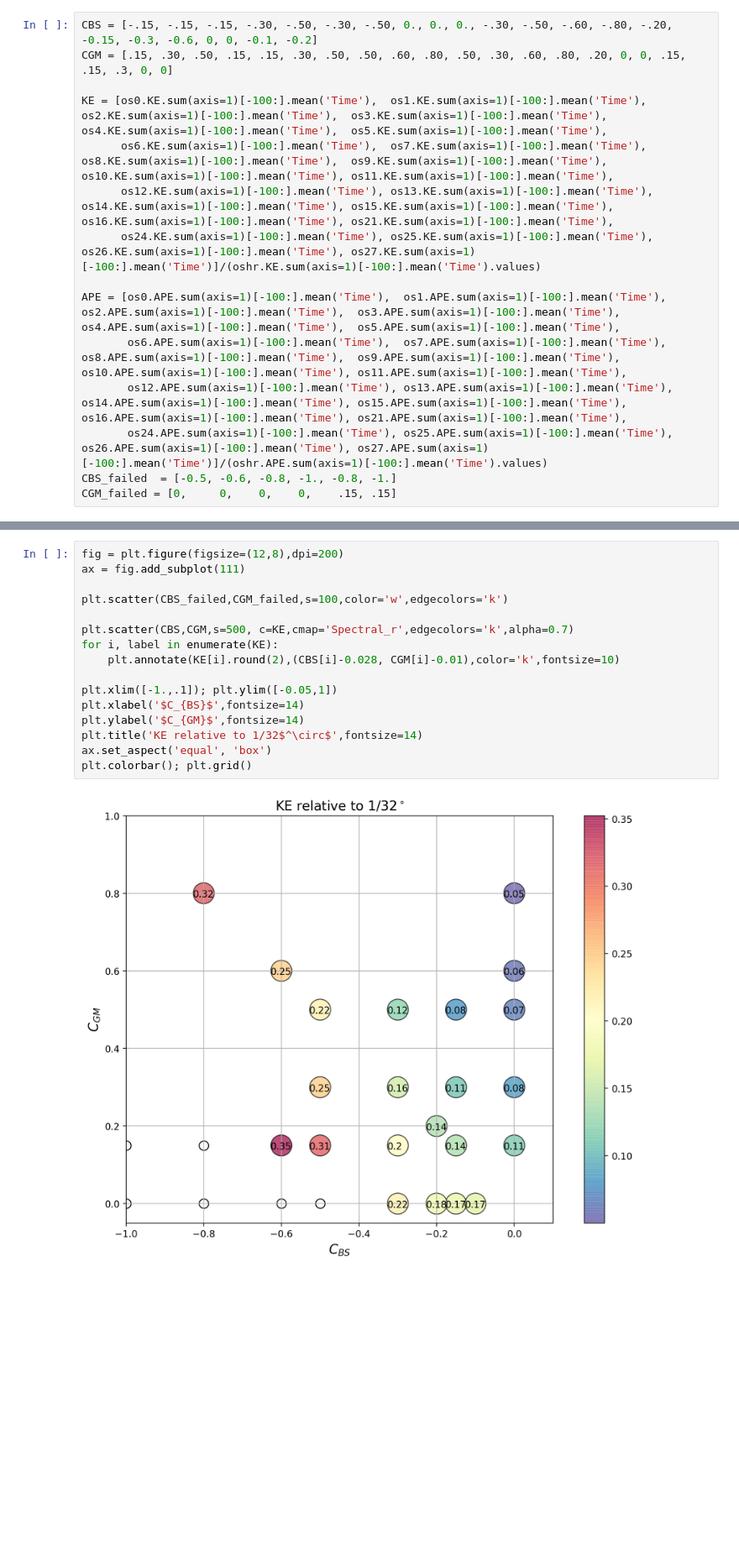
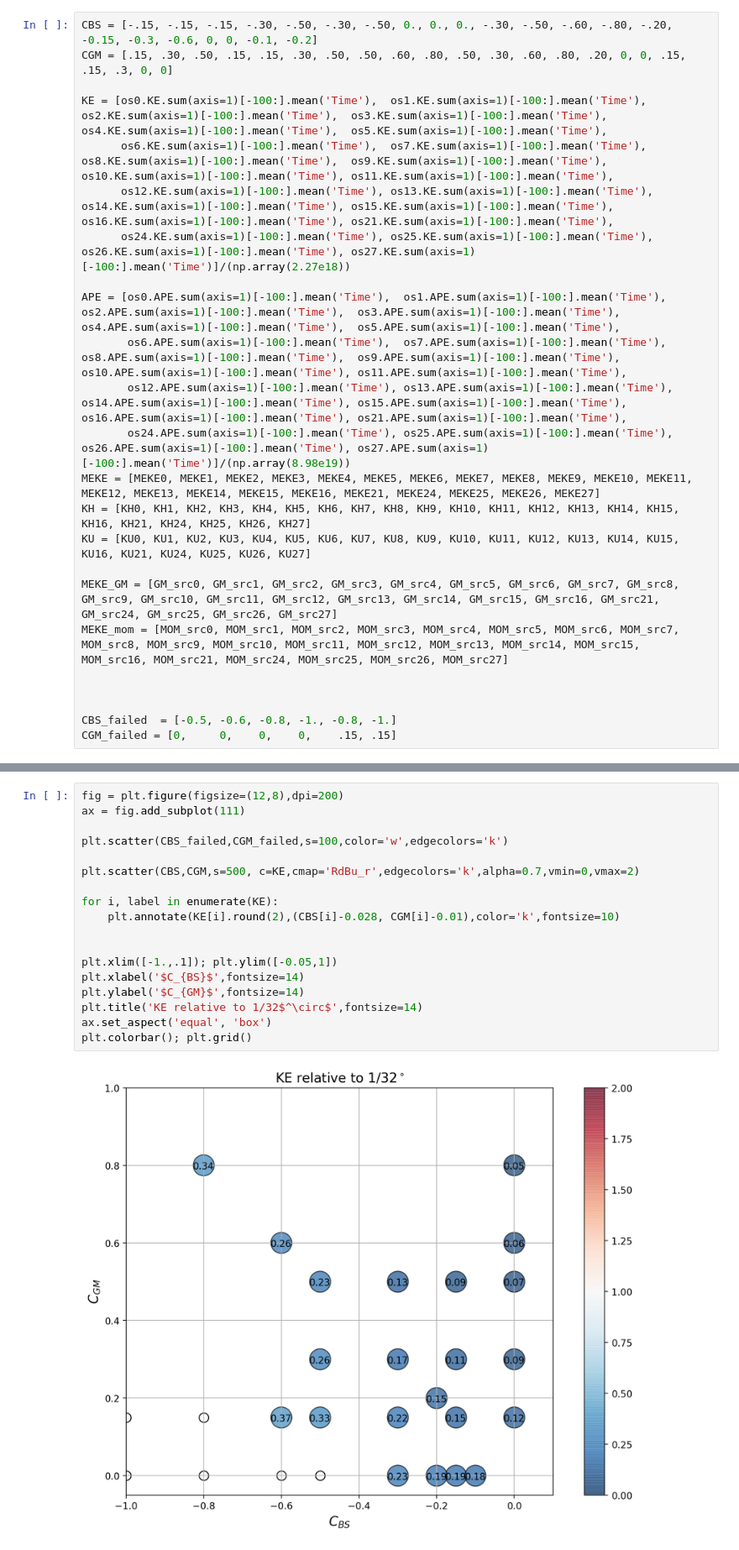
Before and after one commit to ElizabethYankovsky/Neverworld2-Analysis, a Jupyter notebook: Parameterized_runs_analysis/Timeseries.ipynb, the cells around one changed output, grey strips where cells are left out. Shown at 84% size. Saved outputs shown, nothing was run; the diff lists cells and outputs as text; blank space fills up the shorter version.

```diff
--- a/Parameterized_runs_analysis/Timeseries.ipynb
+++ b/Parameterized_runs_analysis/Timeseries.ipynb
@@ -250,11 +389,20 @@ CGM = [.15, .30, .50, .15, .15, .30, .50, .50, .60, .80, .50, .30, .60, .80, .20
 KE = [os0.KE.sum(axis=1)[-100:].mean('Time'),  os1.KE.sum(axis=1)[-100:].mean('Time'),  os2.KE.sum(axis=1)[-100:].mean('Time'),  os3.KE.sum(axis=1)[-100:].mean('Time'),  os4.KE.sum(axis=1)[-100:].mean('Time'),  os5.KE.sum(axis=1)[-100:].mean('Time'),
       os6.KE.sum(axis=1)[-100:].mean('Time'),  os7.KE.sum(axis=1)[-100:].mean('Time'),  os8.KE.sum(axis=1)[-100:].mean('Time'),  os9.KE.sum(axis=1)[-100:].mean('Time'),  os10.KE.sum(axis=1)[-100:].mean('Time'), os11.KE.sum(axis=1)[-100:].mean('Time'),
       os12.KE.sum(axis=1)[-100:].mean('Time'), os13.KE.sum(axis=1)[-100:].mean('Time'), os14.KE.sum(axis=1)[-100:].mean('Time'), os15.KE.sum(axis=1)[-100:].mean('Time'), os16.KE.sum(axis=1)[-100:].mean('Time'), os21.KE.sum(axis=1)[-100:].mean('Time'),
-      os24.KE.sum(axis=1)[-100:].mean('Time'), os25.KE.sum(axis=1)[-100:].mean('Time'), os26.KE.sum(axis=1)[-100:].mean('Time'), os27.KE.sum(axis=1)[-100:].mean('Time')]/(oshr.KE.sum(axis=1)[-100:].mean('Time').values)
+      os24.KE.sum(axis=1)[-100:].mean('Time'), os25.KE.sum(axis=1)[-100:].mean('Time'), os26.KE.sum(axis=1)[-100:].mean('Time'), os27.KE.sum(axis=1)[-100:].mean('Time')]/(np.array(2.27e18))
 
 APE = [os0.APE.sum(axis=1)[-100:].mean('Time'),  os1.APE.sum(axis=1)[-100:].mean('Time'),  os2.APE.sum(axis=1)[-100:].mean('Time'),  os3.APE.sum(axis=1)[-100:].mean('Time'),  os4.APE.sum(axis=1)[-100:].mean('Time'),  os5.APE.sum(axis=1)[-100:].mean('Time'),
        os6.APE.sum(axis=1)[-100:].mean('Time'),  os7.APE.sum(axis=1)[-100:].mean('Time'),  os8.APE.sum(axis=1)[-100:].mean('Time'),  os9.APE.sum(axis=1)[-100:].mean('Time'),  os10.APE.sum(axis=1)[-100:].mean('Time'), os11.APE.sum(axis=1)[-100:].mean('Time'),
        os12.APE.sum(axis=1)[-100:].mean('Time'), os13.APE.sum(axis=1)[-100:].mean('Time'), os14.APE.sum(axis=1)[-100:].mean('Time'), os15.APE.sum(axis=1)[-100:].mean('Time'), os16.APE.sum(axis=1)[-100:].mean('Time'), os21.APE.sum(axis=1)[-100:].mean('Time'),
-       os24.APE.sum(axis=1)[-100:].mean('Time'), os25.APE.sum(axis=1)[-100:].mean('Time'), os26.APE.sum(axis=1)[-100:].mean('Time'), os27.APE.sum(axis=1)[-100:].mean('Time')]/(oshr.APE.sum(axis=1)[-100:].mean('Time').values)
+       os24.APE.sum(axis=1)[-100:].mean('Time'), os25.APE.sum(axis=1)[-100:].mean('Time'), os26.APE.sum(axis=1)[-100:].mean('Time'), os27.APE.sum(axis=1)[-100:].mean('Time')]/(np.array(8.98e19))
+MEKE = [MEKE0, MEKE1, MEKE2, MEKE3, MEKE4, MEKE5, MEKE6, MEKE7, MEKE8, MEKE9, MEKE10, MEKE11, MEKE12, MEKE13, MEKE14, MEKE15, MEKE16, MEKE21, MEKE24, MEKE25, MEKE26, MEKE27]
+KH = [KH0, KH1, KH2, KH3, KH4, KH5, KH6, KH7, KH8, KH9, KH10, KH11, KH12, KH13, KH14, KH15, KH16, KH21, KH24, KH25, KH26, KH27]
+KU = [KU0, KU1, KU2, KU3, KU4, KU5, KU6, KU7, KU8, KU9, KU10, KU11, KU12, KU13, KU14, KU15, KU16, KU21, KU24, KU25, KU26, KU27]
+
+MEKE_GM = [GM_src0, GM_src1, GM_src2, GM_src3, GM_src4, GM_src5, GM_src6, GM_src7, GM_src8, GM_src9, GM_src10, GM_src11, GM_src12, GM_src13, GM_src14, GM_src15, GM_src16, GM_src21, GM_src24, GM_src25, GM_src26, GM_src27]
+MEKE_mom = [MOM_src0, MOM_src1, MOM_src2, MOM_src3, MOM_src4, MOM_src5, MOM_src6, MOM_src7, MOM_src8, MOM_src9, MOM_src10, MOM_src11, MOM_src12, MOM_src13, MOM_src14, MOM_src15, MOM_src16, MOM_src21, MOM_src24, MOM_src25, MOM_src26, MOM_src27]
+
+
+
 CBS_failed  = [-0.5, -0.6, -0.8, -1., -0.8, -1.]
 CGM_failed = [0,     0,    0,    0,    .15, .15]
@@ -295,18 +443,20 @@ plt.colorbar(); plt.grid()
 # %%
 fig = plt.figure(figsize=(12,8),dpi=200)
 ax = fig.add_subplot(111)
 
 plt.scatter(CBS_failed,CGM_failed,s=100,color='w',edgecolors='k')
 
-plt.scatter(CBS,CGM,s=500, c=KE,cmap='Spectral_r',edgecolors='k',alpha=0.7)
+plt.scatter(CBS,CGM,s=500, c=KE,cmap='RdBu_r',edgecolors='k',alpha=0.7,vmin=0,vmax=2)
+
 for i, label in enumerate(KE):
     plt.annotate(KE[i].round(2),(CBS[i]-0.028, CGM[i]-0.01),color='k',fontsize=10)
+
 
 plt.xlim([-1.,.1]); plt.ylim([-0.05,1])
 plt.xlabel('$C_{BS}$',fontsize=14)
 plt.ylabel('$C_{GM}$',fontsize=14)
 plt.title('KE relative to 1/32$^\circ$',fontsize=14)
 ax.set_aspect('equal', 'box')
 plt.colorbar(); plt.grid()
 # %% [output]
-[figure, old version]
+[figure, new version]
```
Also changed, not shown: parts of 15 cells of this notebook, 23 other files.
